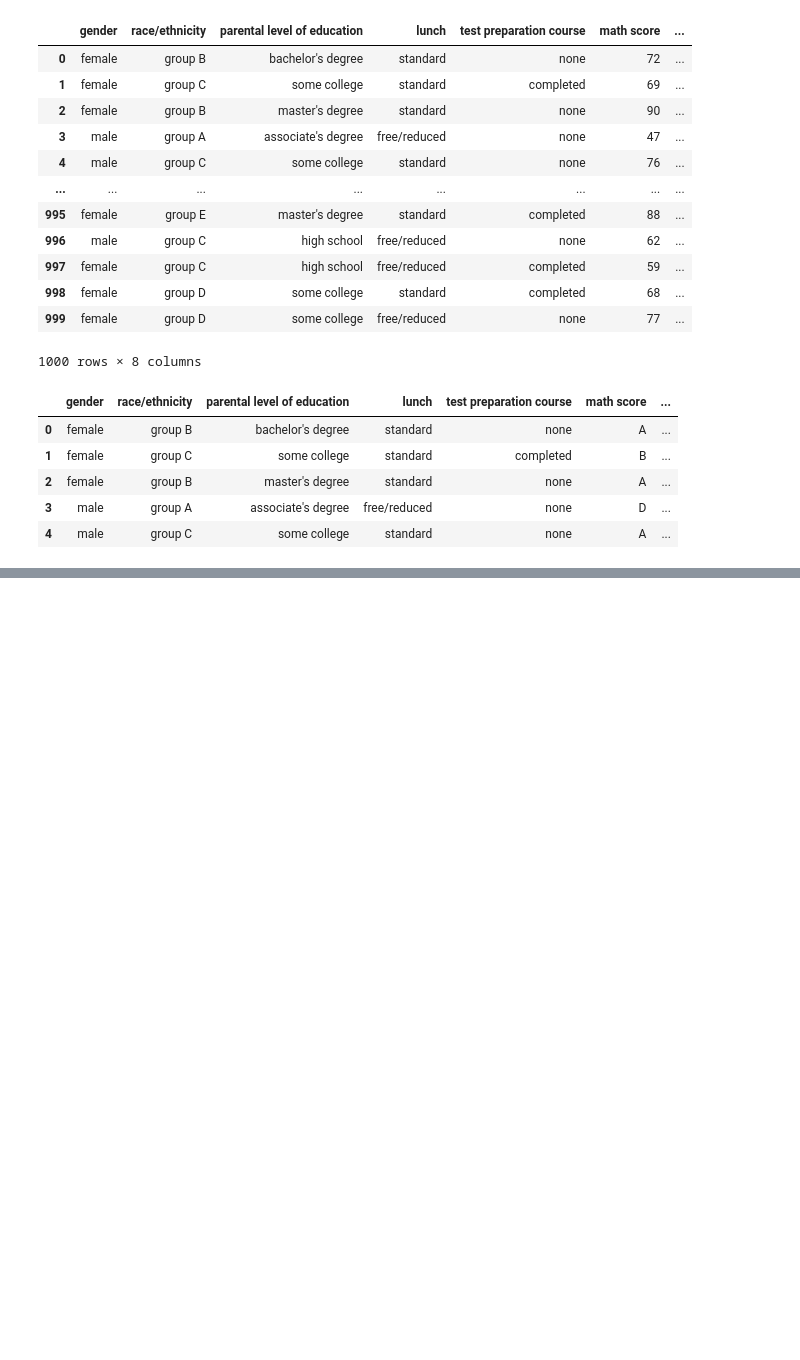
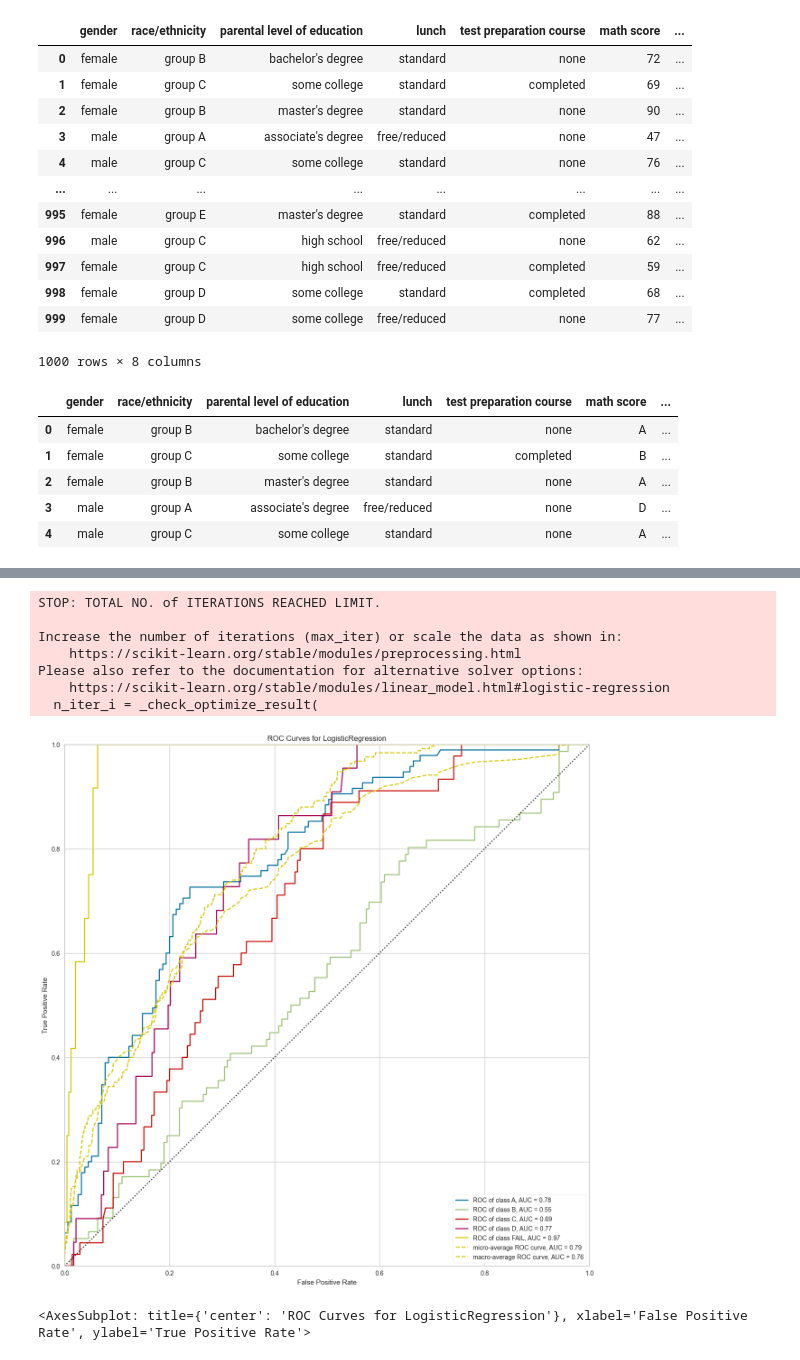
Before and after one commit to lascha212/F21DL, a Jupyter notebook: Nick/lab4.ipynb, the cells around one changed output, grey strips where cells are left out. Cells and saved outputs as stored; diff of their text form; code cells hidden in the pictures; blank space fills up the shorter version.

Commit message:
ROC curve

```diff
--- a/Nick/lab4.ipynb
+++ b/Nick/lab4.ipynb
@@ -550,3 +550,24 @@ Please also refer to the documentation for alternative solver options:
 [figure]
 [figure]
 [figure]
+# %%
+# ROC curve
+
+from yellowbrick.classifier import ROCAUC
+x_train, x_test, y_train, y_test = train_test_split(top_six, target_for_copy, random_state=0)
+
+model = LogisticRegression()
+logR = ROCAUC(model, classes = score_labels, size=(1500, 1500))
+logR.fit(x_train, y_train)
+logR.score(x_test, y_test)
+logR.show()
+# %% [output]
+STOP: TOTAL NO. of ITERATIONS REACHED LIMIT.
+
+Increase the number of iterations (max_iter) or scale the data as shown in:
+    https://scikit-learn.org/stable/modules/preprocessing.html
+Please also refer to the documentation for alternative solver options:
+    https://scikit-learn.org/stable/modules/linear_model.html#logistic-regression
+  n_iter_i = _check_optimize_result(
+[figure, added]
+<AxesSubplot: title={'center': 'ROC Curves for LogisticRegression'}, xlabel='False Positive Rate', ylabel='True Positive Rate'>
```
Also changed, not shown: parts of 1 cell of this notebook.
